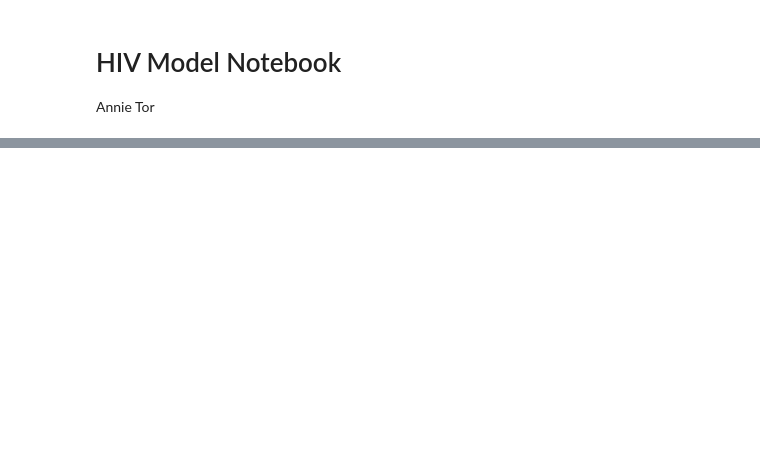
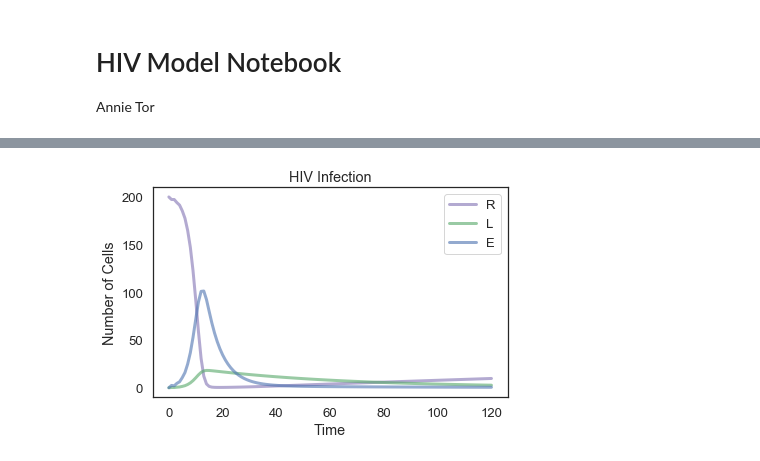
Before and after one commit to ator1/ModSimPy, a Jupyter notebook: code/hiv_model.ipynb, the cells around one changed output, grey strips where cells are left out. Drawn from its saved outputs; the diff is of its cells as text; code cells hidden in the pictures; blank space fills up the shorter version.

```diff
--- a/code/hiv_model.ipynb
+++ b/code/hiv_model.ipynb
@@ -86,0 +71,14 @@ def update_func(state, system):
+# %%
+def run_simulation(system, update_func):
+
+    unpack(system)
+
+    frame = TimeFrame(columns=init.index)
+    frame.row[t0] = init
+
+    for t in linrange(t0, t_end):
+        frame.row[t+1] = update_func(frame.row[t], t, system)
+
+    return frame
+# %%
+results = run_simulation(system, update_func)
@@ -86,0 +104,12 @@ def update_func(state, system):
+# %%
+def plot_results(R, L, E):
+    plot(R, 'm-', label = "R")
+    plot(L, 'g-', label = "L")
+    plot(E, 'b-', label = "E")
+    decorate(title = "HIV Infection",
+            xlabel = "Time",
+            ylabel = "Number of Cells")
+# %%
+plot_results(results.R, results.L, results.E)
+# %% [output]
+[figure, added]
```
Also changed, not shown: parts of 6 cells of this notebook.
